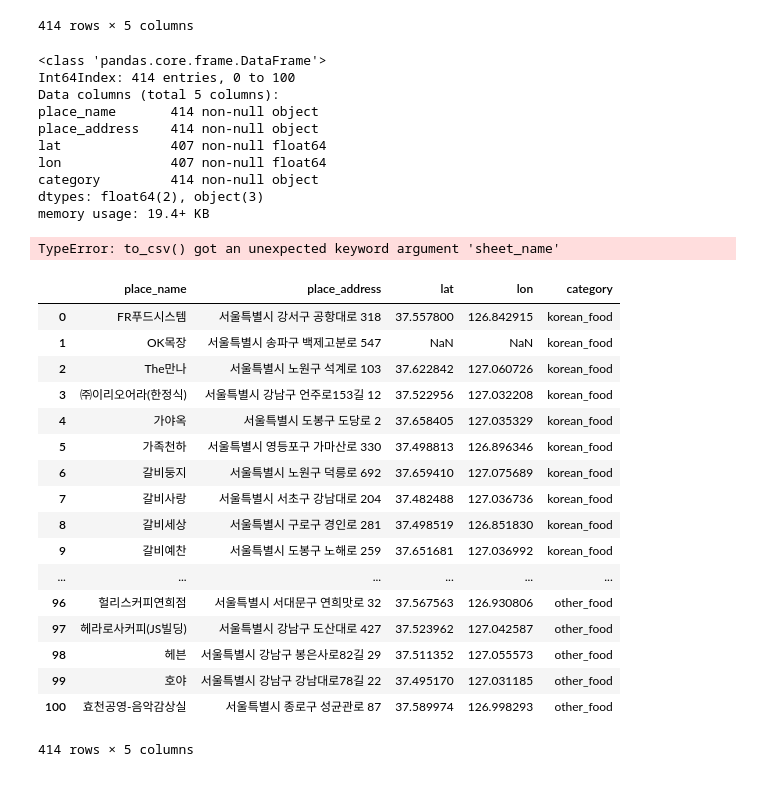
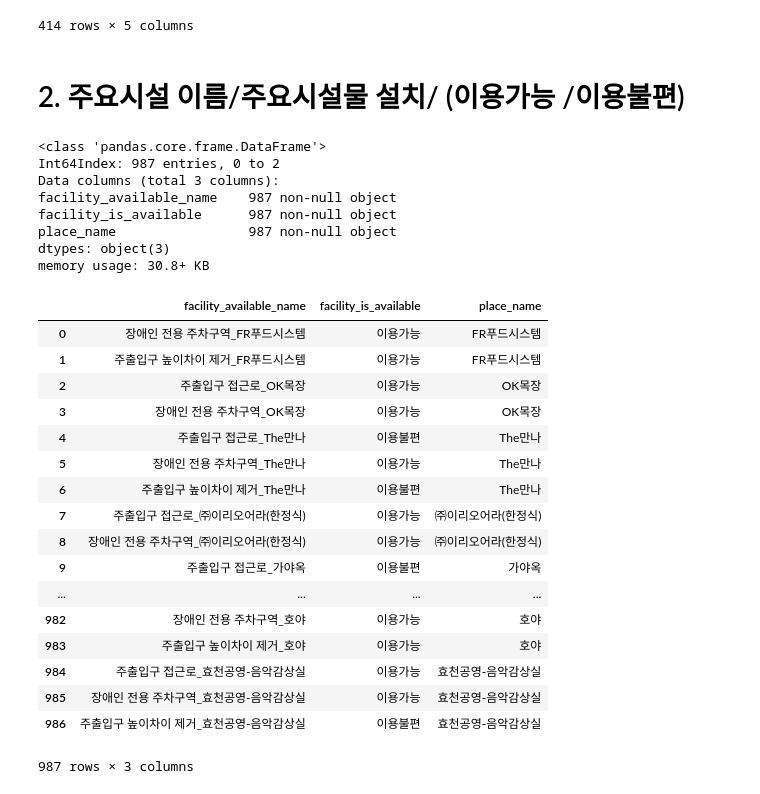
Before and after one commit to BigDataCampus/fresh, a Jupyter notebook: 음식점.ipynb, the cells around one changed output. Saved outputs shown, nothing was run; the diff lists cells and outputs as text; code cells hidden in the pictures.

Commit message:
음식점 주요시설물 크롤링/전처리

```diff
--- a/음식점.ipynb
+++ b/음식점.ipynb
@@ -271,20 +250,51 @@ datas
 | 99 | 호야 | 서울특별시 강남구 강남대로78길 22 | 37.495170 | 127.031185 | other_food |
 | 100 | 효천공영-음악감상실 | 서울특별시 종로구 성균관로 87 | 37.589974 | 126.998293 | other_food |
 414 rows × 5 columns
+# %% [markdown]
+# 2. 주요시설 이름/주요시설물 설치/ (이용가능 /이용불편)
+# %%
+data_facility = DataFrame()
+for test in final_dict.keys():
+    for category in final_dict[test]:
+
+        data_pre_facility = pd.DataFrame.from_dict(category['facility_detail_info'])
+        data_pre_facility = pd.DataFrame(data_pre_facility, columns=['facility_available_name', 'facility_is_available'])
+        data_pre_facility['place_name'] = category['place_name']
+        data_facility = data_facility.append(data_pre_facility)
+data_facility['facility_available_name'] += "_"+data_facility['place_name']
 # %%
-datas.info()
+data_facility.info()
 # %% [output]
 <class 'pandas.core.frame.DataFrame'>
-Int64Index: 414 entries, 0 to 100
-Data columns (total 5 columns):
-place_name       414 non-null object
-place_address    414 non-null object
-lat              407 non-null float64
-lon              407 non-null float64
-category         414 non-null object
-dtypes: float64(2), object(3)
-memory usage: 19.4+ KB
+Int64Index: 987 entries, 0 to 2
+Data columns (total 3 columns):
+facility_available_name    987 non-null object
+facility_is_available      987 non-null object
+place_name                 987 non-null object
+dtypes: object(3)
+memory usage: 30.8+ KB
+# %%
+data_facility = data_facility.reset_index(drop=True)
+# %%
+data_facility
+# %% [output]
+|  | facility_available_name | facility_is_available | place_name |
+| 0 | 장애인 전용 주차구역_FR푸드시스템 | 이용가능 | FR푸드시스템 |
+| 1 | 주출입구 높이차이 제거_FR푸드시스템 | 이용가능 | FR푸드시스템 |
+| 2 | 주출입구 접근로_OK목장 | 이용가능 | OK목장 |
+| 3 | 장애인 전용 주차구역_OK목장 | 이용가능 | OK목장 |
+| 4 | 주출입구 접근로_The만나 | 이용불편 | The만나 |
+| 5 | 장애인 전용 주차구역_The만나 | 이용가능 | The만나 |
+| 6 | 주출입구 높이차이 제거_The만나 | 이용불편 | The만나 |
+| 7 | 주출입구 접근로_㈜이리오어라(한정식) | 이용가능 | ㈜이리오어라(한정식) |
+| 8 | 장애인 전용 주차구역_㈜이리오어라(한정식) | 이용가능 | ㈜이리오어라(한정식) |
+| 9 | 주출입구 접근로_가야옥 | 이용불편 | 가야옥 |
+| ... | ... | ... | ... |
+| 982 | 장애인 전용 주차구역_호야 | 이용가능 | 호야 |
+| 983 | 주출입구 높이차이 제거_호야 | 이용가능 | 호야 |
+| 984 | 주출입구 접근로_효천공영-음악감상실 | 이용가능 | 효천공영-음악감상실 |
+| 985 | 장애인 전용 주차구역_효천공영-음악감상실 | 이용가능 | 효천공영-음악감상실 |
+| 986 | 주출입구 높이차이 제거_효천공영-음악감상실 | 이용불편 | 효천공영-음악감상실 |
+987 rows × 3 columns
 # %%
-datas.to_csv("tests.csv",encoding = "utf-8")
+pd.DataFrame.to_csv(data_facility, "facility_available.csv", encoding = "utf-8")
-# %% [output]
-TypeError: to_csv() got an unexpected keyword argument 'sheet_name'
@@ -293,21 +300,0 @@ test = pd.DataFrame.from_csv("tests.csv")
-# %%
-test
-# %% [output]
-|  | place_name | place_address | lat | lon | category |
-| 0 | FR푸드시스템 | 서울특별시 강서구 공항대로 318 | 37.557800 | 126.842915 | korean_food |
-| 1 | OK목장 | 서울특별시 송파구 백제고분로 547 | NaN | NaN | korean_food |
-| 2 | The만나 | 서울특별시 노원구 석계로 103 | 37.622842 | 127.060726 | korean_food |
-| 3 | ㈜이리오어라(한정식) | 서울특별시 강남구 언주로153길 12 | 37.522956 | 127.032208 | korean_food |
-| 4 | 가야옥 | 서울특별시 도봉구 도당로 2 | 37.658405 | 127.035329 | korean_food |
-| 5 | 가족천하 | 서울특별시 영등포구 가마산로 330 | 37.498813 | 126.896346 | korean_food |
-| 6 | 갈비둥지 | 서울특별시 노원구 덕릉로 692 | 37.659410 | 127.075689 | korean_food |
-| 7 | 갈비사랑 | 서울특별시 서초구 강남대로 204 | 37.482488 | 127.036736 | korean_food |
-| 8 | 갈비세상 | 서울특별시 구로구 경인로 281 | 37.498519 | 126.851830 | korean_food |
-| 9 | 갈비예찬 | 서울특별시 도봉구 노해로 259 | 37.651681 | 127.036992 | korean_food |
-| ... | ... | ... | ... | ... | ... |
-| 96 | 헐리스커피연희점 | 서울특별시 서대문구 연희맛로 32 | 37.567563 | 126.930806 | other_food |
-| 97 | 헤라로사커피(JS빌딩) | 서울특별시 강남구 도산대로 427 | 37.523962 | 127.042587 | other_food |
-| 98 | 헤븐 | 서울특별시 강남구 봉은사로82길 29 | 37.511352 | 127.055573 | other_food |
-| 99 | 호야 | 서울특별시 강남구 강남대로78길 22 | 37.495170 | 127.031185 | other_food |
-| 100 | 효천공영-음악감상실 | 서울특별시 종로구 성균관로 87 | 37.589974 | 126.998293 | other_food |
-414 rows × 5 columns
```
Also changed, not shown: parts of 18 cells of this notebook.
